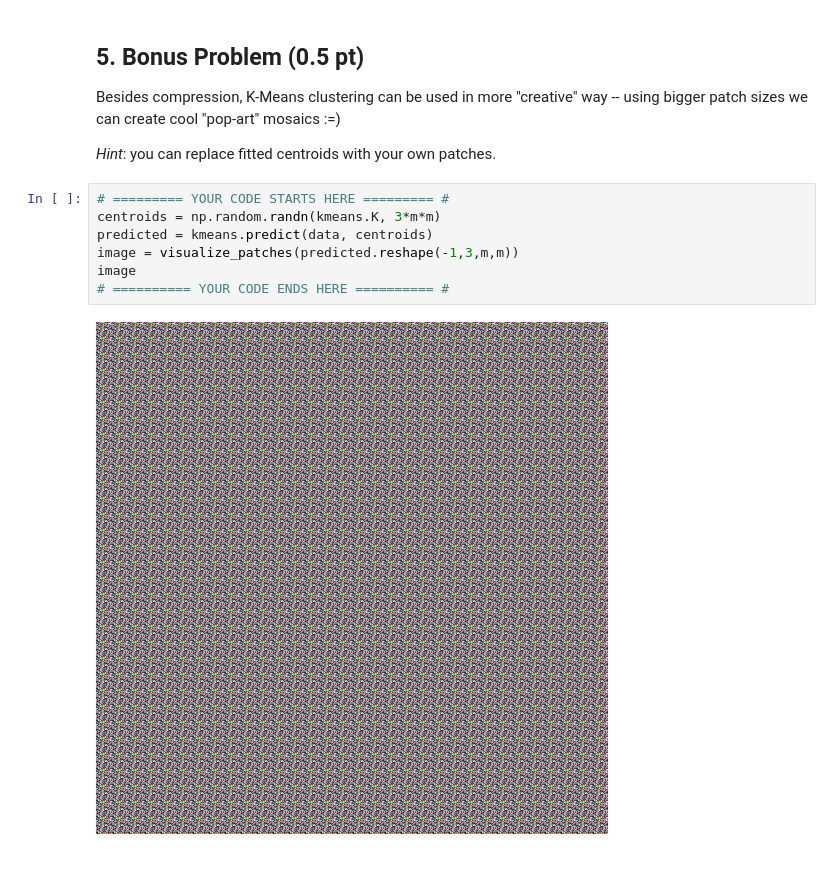
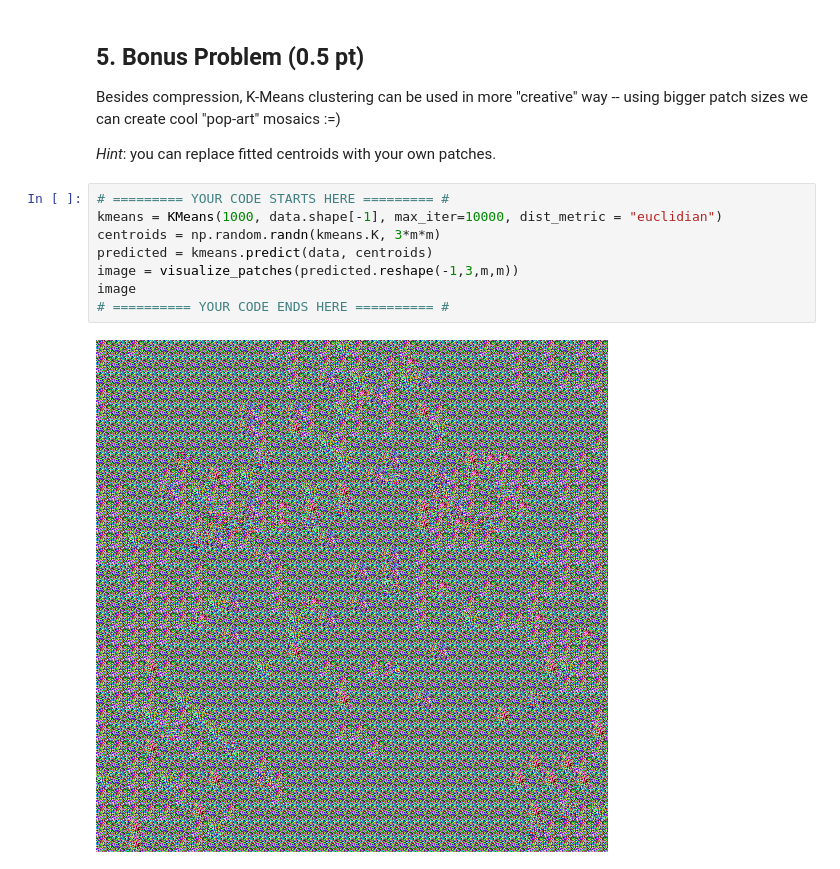
Before and after one commit to Smarinchenko/UCU-LA, a Jupyter notebook: hw1-task1-image compression.ipynb, the cells around one changed output. Drawn from its saved outputs; the diff is of its cells as text.

```diff
--- a/hw1-task1-image compression.ipynb
+++ b/hw1-task1-image compression.ipynb
@@ -375,10 +375,11 @@ Besides compression, K-Means clustering can be used in more "creative" way -- us
 *Hint*: you can replace fitted centroids with your own patches.
 # %%
 # ========= YOUR CODE STARTS HERE ========= #
+kmeans = KMeans(1000, data.shape[-1], max_iter=10000, dist_metric = "euclidian")
 centroids = np.random.randn(kmeans.K, 3*m*m)
 predicted = kmeans.predict(data, centroids)
 image = visualize_patches(predicted.reshape(-1,3,m,m))
 image
 # ========== YOUR CODE ENDS HERE ========== #
 # %% [output]
-[figure, old version]
+[figure, new version]
```
Also changed, not shown: parts of 1 cell of this notebook, 2 other files.
